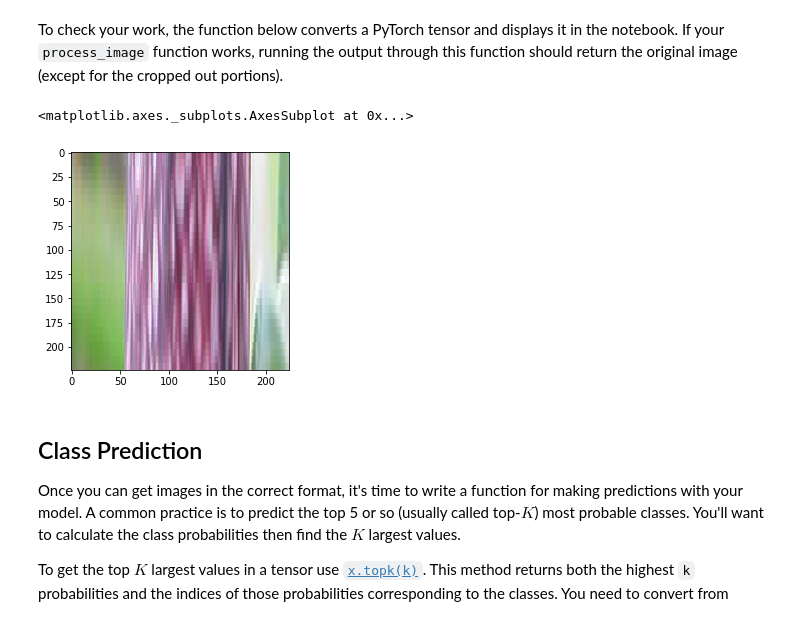
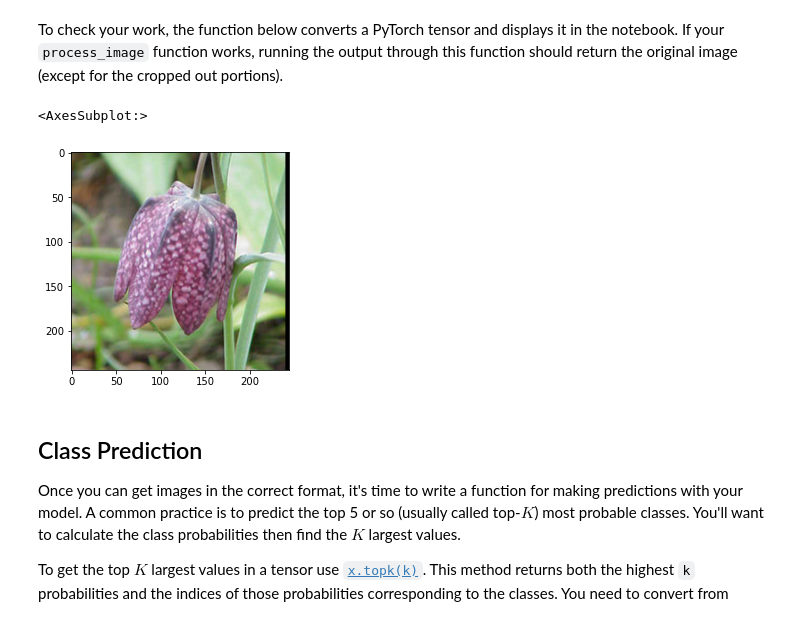
Before and after one commit to amasmari/aipnd-project, a Jupyter notebook: Image Classifier Project.ipynb, the cells around one changed output. Cells and saved outputs as stored; diff of their text form; code cells hidden in the pictures.

```diff
--- a/Image Classifier Project.ipynb
+++ b/Image Classifier Project.ipynb
@@ -35,8 +35,9 @@ import cv2
 
 # i had a problem with importing workspace-utils.py However renaming the file solved the issue.
 #I guess '-' is not the right kind of dash
-from workspaceUtils import active_session
+#from workspaceUtils import active_session (ran this locally)
 import seaborn
 device = torch.device("cuda" if torch.cuda.is_available() else "cpu")
+Device = device
 print(device)
 # %% [output]
@@ -56,22 +57,24 @@ valid_dir = data_dir + '/valid'
 test_dir = data_dir + '/test'
 # %%
 # TODO: Define your transforms for the training, validation, and testing sets
+mean = [0.485, 0.456, 0.406]
+std = [0.229, 0.224, 0.225]
 train_transform =  transforms.Compose([transforms.RandomRotation(30),
                                        transforms.Resize(256),
                                        transforms.RandomResizedCrop(224),
                                        transforms.RandomHorizontalFlip(),
                                        transforms.ToTensor(),
-                                       transforms.Normalize([0.485, 0.456, 0.406],[0.229, 0.224, 0.225])])
+                                       transforms.Normalize(mean,std)])
 test_transform =  transforms.Compose([transforms.Resize(256),
                                        transforms.CenterCrop(224),
                                        transforms.ToTensor(),
-                                       transforms.Normalize([0.485, 0.456, 0.406],[0.229, 0.224, 0.225])])
+                                       transforms.Normalize(mean,std)])
 valid_transform = transforms.Compose([transforms.RandomRotation(45),
                                        transforms.Resize(256),
                                        transforms.CenterCrop(224),
                                        transforms.RandomHorizontalFlip(),
                                        transforms.ToTensor(),
-                                       transforms.Normalize([0.485, 0.456, 0.406],[0.229, 0.224, 0.225])])
+                                       transforms.Normalize(mean,std)])
 # TODO: Load the datasets with ImageFolder
 train_datasets = datasets.ImageFolder(train_dir, transform = train_transform)
 test_datasets = datasets.ImageFolder(test_dir, transform = test_transform)
@@ -115,7 +118,7 @@ GPU Workspaces about Keeping Your Session Active. You'll want to include code fr
 # %%
 # TODO: Build and train your network
 
-def make_classifier(n_input=25088,h_nodes=[5120,512],n_output=102,dropout=0.5):
+def make_classifier(n_input=25088,h_nodes=[1024, 512, 256],n_output=102,dropout=0.5):
     try:
         Lst_classifier = ["nn.Sequential(OrderedDict([('A',nn.Linear(",str(n_input)+","]
         for i in range(len(h_nodes)):
@@ -123,7 +126,7 @@ def make_classifier(n_input=25088,h_nodes=[5120,512],n_output=102,dropout=0.5):
             if type(h) != int: #to make sure it is a number
                 print("the hidden layer must be filled with intger number for each layer")
                 return None
-            IR, ID, IL = str(i)+'R',str(i)+'D',str(i)+'R'
+            IR, ID, IL = str(i)+'R',str(i)+'D',str(i)+'L'
             Str_hidden = "{})),('{}', nn.ReLU()),('{}',nn.Dropout(p={})),('{}',nn.Linear({},".format(h,IR,ID,dropout,IL,h)
             Lst_classifier.append(Str_hidden)
         Lst_classifier.append("{})),('Logmax',nn.LogSoftmax(dim=1))]))".format(n_output))
@@ -133,13 +136,14 @@ def make_classifier(n_input=25088,h_nodes=[5120,512],n_output=102,dropout=0.5):
         return None
     classifier = eval(Str_classifier)
     return classifier
-def make_model(device=Device,arch="vgg16",n_input=25088,h_nodes=[5120,1024,256],n_output=102,dropout=0.5,learning_rate=0.001):
+def make_model(device=Device,arch="vgg16",h_nodes=[1024, 512, 256],n_output=102,dropout=0.5,learning_rate=0.001):
 
     if True:
         declaring = "models."+arch.strip()+"(pretrained=True)"
         model = eval(declaring)
         for m in model.parameters():
             m.requires_grad = False
+        n_input = model.classifier[0].in_features
         classifier = make_classifier(n_input,h_nodes,n_output,dropout)
         model.classifier = classifier
         criterion = nn.NLLLoss()
@@ -332,42 +377,55 @@ def process_image(image):
     '''
     # TODO: Process a PIL image for use in a PyTorch model
     image_pil = PIL.Image.open(image)
+    #image_np= np.array(test_transform(image_pil))
 
-    """if image_pil.size[0] > image_pil.size[1]:
-        image_pil = image_pil.resize((5000,256))
+    if image_pil.size[0] > image_pil.size[1]:
+        image_pil.thumbnail((5000,256))
     else:
-        image_pil = image_pil.resize((256,5000))"""
-    image_np= np.array(test_transform(image_pil))
+        image_pil.thumbnail((256,5000))
+    #(0,0) at the top left
+    left = (image_pil.width-224)/2
+    right = 244 + left
+    top =  (image_pil.height-224)/2
+    bottom = 244 + top
+    image_pil = image_pil.crop((left, top, right, bottom))
 
+    mean = np.array([0.485, 0.456, 0.406])
+    std = np.array([0.229, 0.224, 0.225])
+    image_np = np.array(image_pil)/255
+    image_np = (image_np - mean) / std
+    image_np = image_np.transpose((2, 0, 1))
     return image_np
 # %% [markdown]
 To check your work, the function below converts a PyTorch tensor and displays it in the notebook. If your `process_image` function works, running the output through this function should return the original image (except for the cropped out portions).
 # %%
+
 def imshow(image, ax=None, title=None):
     """Imshow for Tensor."""
     if ax is None:
         fig, ax = plt.subplots()
 
     # PyTorch tensors assume the color channel is the first dimension
     # but matplotlib assumes is the third dimension
     image = image.transpose((1, 2, 0))
 
     # Undo preprocessing
     mean = np.array([0.485, 0.456, 0.406])
     std = np.array([0.229, 0.224, 0.225])
     image = std * image + mean
 
     # Image needs to be clipped between 0 and 1 or it looks like noise when displayed
     image = np.clip(image, 0, 1)
 
     ax.imshow(image)
 
     return ax
-image = process_image(test_dir+"/23/image_03382.jpg")
+
+image = process_image('flowers/test/23/image_03382.jpg')
 imshow(image)
 # %% [output]
-<matplotlib.axes._subplots.AxesSubplot at 0x...>
+<AxesSubplot:>
-[figure, old version]
+[figure, new version]
 # %% [markdown]
 ## Class Prediction
 
```
Also changed, not shown: parts of 8 cells of this notebook, 4 other files.
